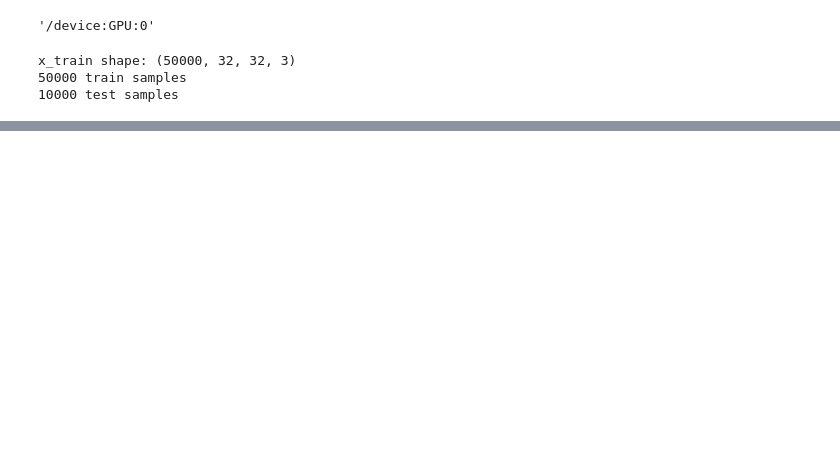
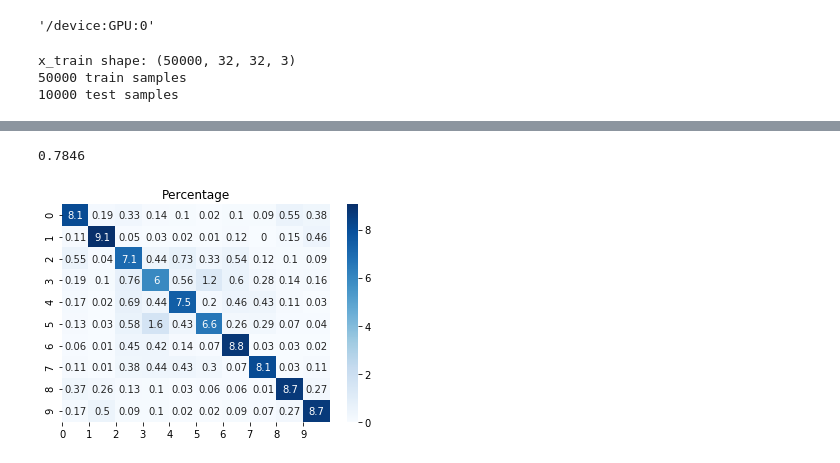
Before and after one commit to hpan270/MSA, a Jupyter notebook: keras_cifar10.ipynb, the cells around one changed output, grey strips where cells are left out. Saved outputs shown, nothing was run; the diff lists cells and outputs as text; code cells hidden in the pictures; blank space fills up the shorter version.

```diff
--- a/keras_cifar10.ipynb
+++ b/keras_cifar10.ipynb
@@ -136,0 +134,12 @@ files.download('keras_cifar10_csvlogger_e100.csv')
+# %%
+from keras.models import Sequential
+from keras.optimizers import Adam
+from keras.models import model_from_json
+
+themodel=model_from_json(open('keras_cifar10_e100.json').read())
+themodel.load_weights('keras_cifar10_chkpt_e100.hdf5')
+themodel.compile(loss='categorical_crossentropy',
+              optimizer=opt,
+              metrics=['accuracy'])
+
+themodel.summary()
@@ -136,0 +222,14 @@ files.download('keras_cifar10_csvlogger_e100.csv')
+# %%
+#confusion matrix and heatmap plot and matshow plot
+from sklearn.metrics import confusion_matrix
+import seaborn as sn
+mx=confusion_matrix(labels_test, pred_labels)
+print((np.array(pred_labels)==np.array(labels_test)).mean())
+f=plt.figure()
+sn.heatmap(mx/100, annot=True, cmap=plt.cm.Blues) #plot percent, total 10k test labels
+plt.xticks(ticks=range(10))
+plt.title('Percentage')
+plt.show()
+# %% [output]
+0.7846
+[figure, added]
```
Also changed, not shown: parts of 9 cells of this notebook.
